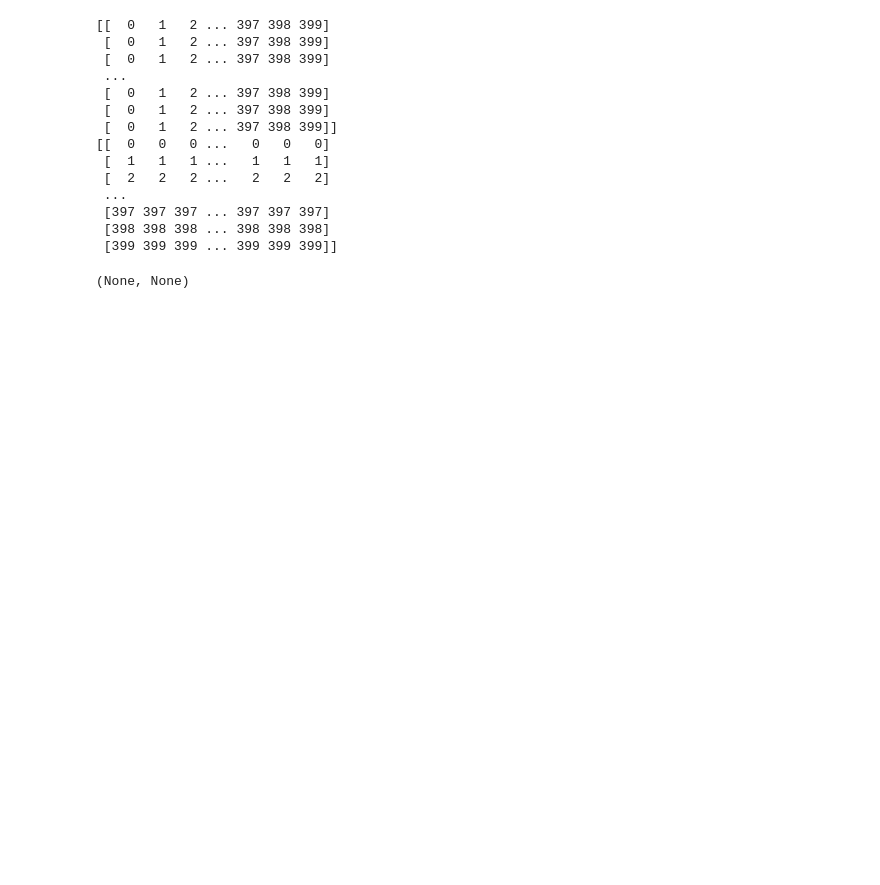
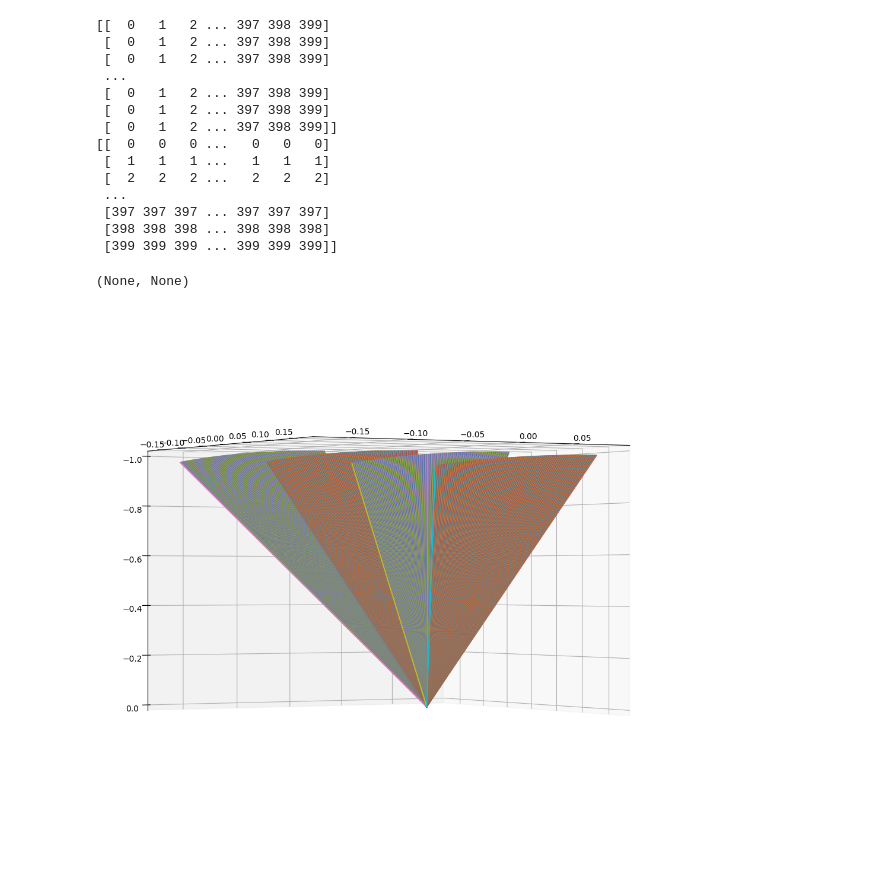
Before and after one commit to tvpian/NERF_Series, a Jupyter notebook: NERF_Series_01_Reconstruction.ipynb, the cells around one changed output. Drawn from its saved outputs; the diff is of its cells as text; code cells hidden in the pictures; blank space fills up the shorter version.

Commit message:
Added visualization for the camera model

```diff
--- a/NERF_Series_01_Reconstruction.ipynb
+++ b/NERF_Series_01_Reconstruction.ipynb
@@ -87,6 +87,9 @@ dirs = np.stack((u-W/2, -(v-H/2), -np.ones_like(u) * f), axis=-1) # Representing
 rays_d = dirs/ np.linalg.norm(dirs, axis=-1, keepdims=True) # Normalizing the direction of the rays wrt to last axis(dividing all elements by f)
 
 ## By doing the above we are simulating the scenario where the rays are coming from the camera optical center to the objects
+
+rays_d = rays_d.reshape(-1, 3)
+rays_o = rays_o.reshape(-1, 3)
 # %%
 u.shape, v.shape, rays_d.shape
 # %% [output]
@@ -114,3 +116,27 @@ print(u), print(v)
  [398 398 398 ... 398 398 398]
  [399 399 399 ... 399 399 399]]
 (None, None)
+# %%
+def plot_rays(o, d, t):
+  """
+  Plot the rays on the image plane
+  o - Starting point of the vector
+  d - Direction of the vector
+  t - Time
+  """
+  fig = plt.figure(figsize=(12, 12))
+  ax = fig.add_subplot(111, projection='3d')
+
+  pt1 = o # Starting point of the vector
+  pt2 = o + d * t  # Ending point of the vector
+
+  for p1, p2 in zip(pt1[::100], pt2[::100]):
+    ax.plot([p1[0], p2[0]], [p1[1], p2[1]], [p1[2], p2[2]]) # Plotting the first 100 rays from the camera optical center to the image plane
+
+  # Change the angle of view
+  ax.view_init(elev=180, azim=-60)
+  plt.show()
+# %%
+plot_rays(rays_o, rays_d, 1)
+# %% [output]
+[figure, added]
```
Also changed, not shown: parts of 2 cells of this notebook.
